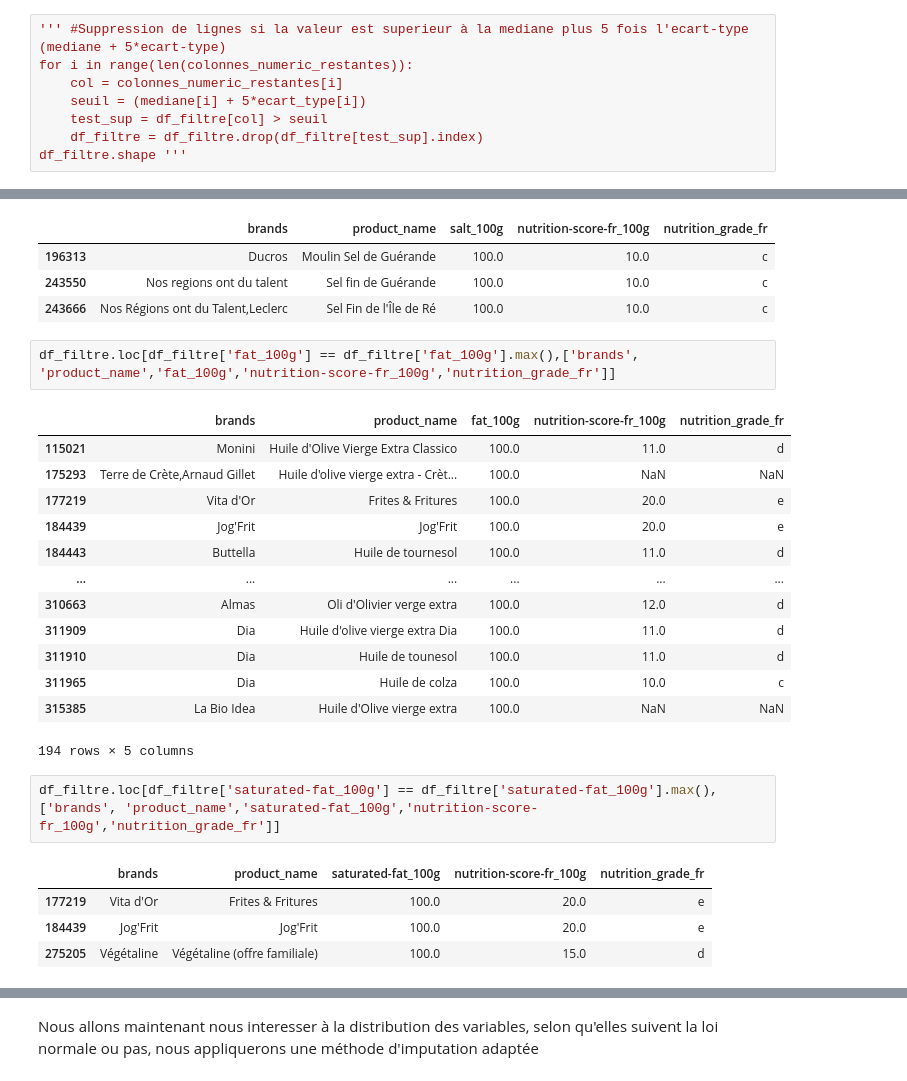
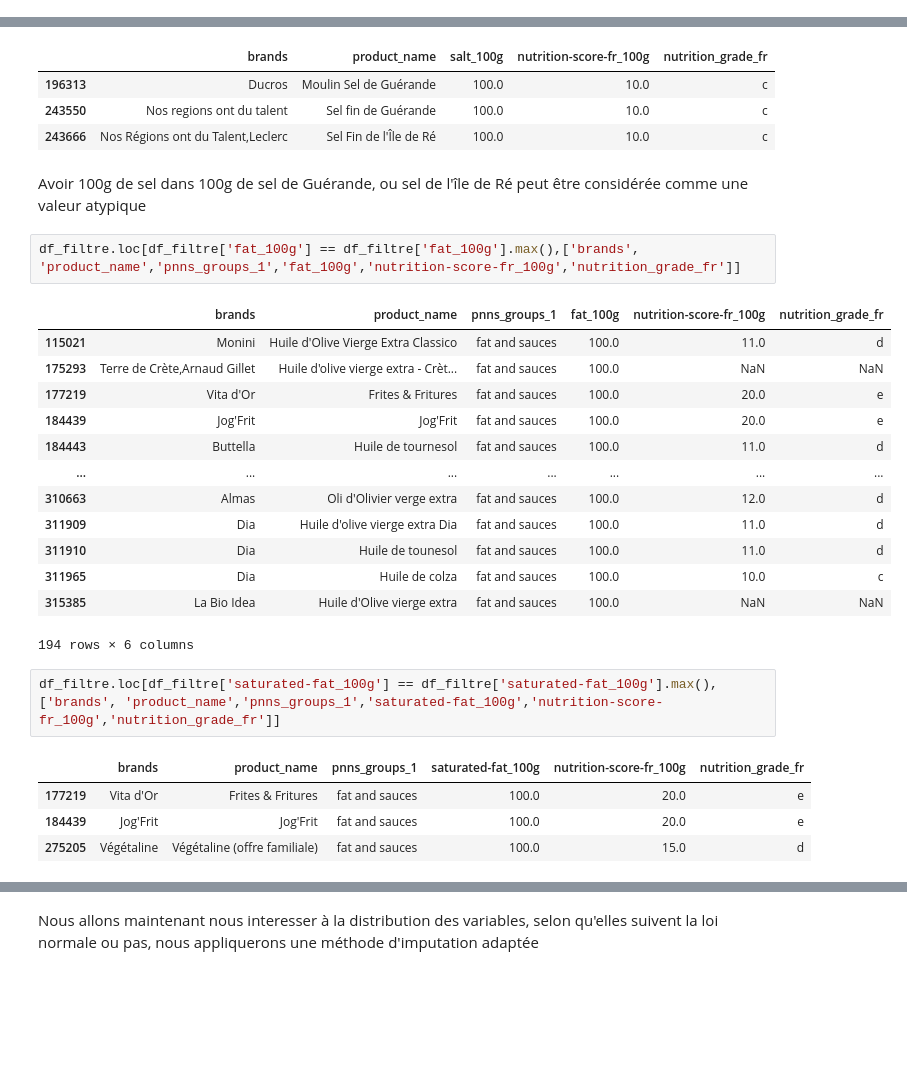
Before and after one commit to Bakarime27/app-sante-public, a Jupyter notebook: nettoyage_data_asp.ipynb, the cells around one changed output, grey strips where cells are left out. Cells and saved outputs as stored; diff of their text form; blank space fills up the shorter version.

```diff
--- a/nettoyage_data_asp.ipynb
+++ b/nettoyage_data_asp.ipynb
@@ -647,8 +601,0 @@ plt.tight_layout() '''
-# %%
-''' #Suppression de lignes si la valeur est superieur à la mediane plus 5 fois l'ecart-type (mediane + 5*ecart-type)
-for i in range(len(colonnes_numeric_restantes)):
-    col = colonnes_numeric_restantes[i]
-    seuil = (mediane[i] + 5*ecart_type[i])
-    test_sup = df_filtre[col] > seuil
-    df_filtre = df_filtre.drop(df_filtre[test_sup].index)
-df_filtre.shape '''
@@ -680,26 +635,28 @@ df_filtre.loc[df_filtre['salt_100g'] == df_filtre['salt_100g'].max(),['brands',
 | 196313 | Ducros | Moulin Sel de Guérande | 100.0 | 10.0 | c |
 | 243550 | Nos regions ont du talent | Sel fin de Guérande | 100.0 | 10.0 | c |
 | 243666 | Nos Régions ont du Talent,Leclerc | Sel Fin de l'Île de Ré | 100.0 | 10.0 | c |
+# %% [markdown]
+Avoir 100g de sel dans 100g de sel de Guérande, ou sel de l'île de Ré peut être considérée comme une valeur atypique
 # %%
-df_filtre.loc[df_filtre['fat_100g'] == df_filtre['fat_100g'].max(),['brands', 'product_name','fat_100g','nutrition-score-fr_100g','nutrition_grade_fr']]
+df_filtre.loc[df_filtre['fat_100g'] == df_filtre['fat_100g'].max(),['brands', 'product_name','pnns_groups_1','fat_100g','nutrition-score-fr_100g','nutrition_grade_fr']]
 # %% [output]
-|  | brands | product_name | fat_100g | nutrition-score-fr_100g | nutrition_grade_fr |
-| 115021 | Monini | Huile d'Olive Vierge Extra Classico | 100.0 | 11.0 | d |
-| 175293 | Terre de Crète,Arnaud Gillet | Huile d'olive vierge extra - Crèt... | 100.0 | NaN | NaN |
-| 177219 | Vita d'Or | Frites & Fritures | 100.0 | 20.0 | e |
-| 184439 | Jog'Frit | Jog'Frit | 100.0 | 20.0 | e |
-| 184443 | Buttella | Huile de tournesol | 100.0 | 11.0 | d |
-| ... | ... | ... | ... | ... | ... |
-| 310663 | Almas | Oli d'Olivier verge extra | 100.0 | 12.0 | d |
-| 311909 | Dia | Huile d'olive vierge extra Dia | 100.0 | 11.0 | d |
-| 311910 | Dia | Huile de tounesol | 100.0 | 11.0 | d |
-| 311965 | Dia | Huile de colza | 100.0 | 10.0 | c |
-| 315385 | La Bio Idea | Huile d'Olive vierge extra | 100.0 | NaN | NaN |
+|  | brands | product_name | pnns_groups_1 | fat_100g | nutrition-score-fr_100g | nutrition_grade_fr |
+| 115021 | Monini | Huile d'Olive Vierge Extra Classico | fat and sauces | 100.0 | 11.0 | d |
+| 175293 | Terre de Crète,Arnaud Gillet | Huile d'olive vierge extra - Crèt... | fat and sauces | 100.0 | NaN | NaN |
+| 177219 | Vita d'Or | Frites & Fritures | fat and sauces | 100.0 | 20.0 | e |
+| 184439 | Jog'Frit | Jog'Frit | fat and sauces | 100.0 | 20.0 | e |
+| 184443 | Buttella | Huile de tournesol | fat and sauces | 100.0 | 11.0 | d |
+| ... | ... | ... | ... | ... | ... | ... |
+| 310663 | Almas | Oli d'Olivier verge extra | fat and sauces | 100.0 | 12.0 | d |
+| 311909 | Dia | Huile d'olive vierge extra Dia | fat and sauces | 100.0 | 11.0 | d |
+| 311910 | Dia | Huile de tounesol | fat and sauces | 100.0 | 11.0 | d |
+| 311965 | Dia | Huile de colza | fat and sauces | 100.0 | 10.0 | c |
+| 315385 | La Bio Idea | Huile d'Olive vierge extra | fat and sauces | 100.0 | NaN | NaN |
-194 rows × 5 columns
+194 rows × 6 columns
 # %%
-df_filtre.loc[df_filtre['saturated-fat_100g'] == df_filtre['saturated-fat_100g'].max(),['brands', 'product_name','saturated-fat_100g','nutrition-score-fr_100g','nutrition_grade_fr']]
+df_filtre.loc[df_filtre['saturated-fat_100g'] == df_filtre['saturated-fat_100g'].max(),['brands', 'product_name','pnns_groups_1','saturated-fat_100g','nutrition-score-fr_100g','nutrition_grade_fr']]
 # %% [output]
-|  | brands | product_name | saturated-fat_100g | nutrition-score-fr_100g | nutrition_grade_fr |
-| 177219 | Vita d'Or | Frites & Fritures | 100.0 | 20.0 | e |
-| 184439 | Jog'Frit | Jog'Frit | 100.0 | 20.0 | e |
-| 275205 | Végétaline | Végétaline (offre familiale) | 100.0 | 15.0 | d |
+|  | brands | product_name | pnns_groups_1 | saturated-fat_100g | nutrition-score-fr_100g | nutrition_grade_fr |
+| 177219 | Vita d'Or | Frites & Fritures | fat and sauces | 100.0 | 20.0 | e |
+| 184439 | Jog'Frit | Jog'Frit | fat and sauces | 100.0 | 20.0 | e |
+| 275205 | Végétaline | Végétaline (offre familiale) | fat and sauces | 100.0 | 15.0 | d |
```
Also changed, not shown: parts of 52 cells of this notebook.
